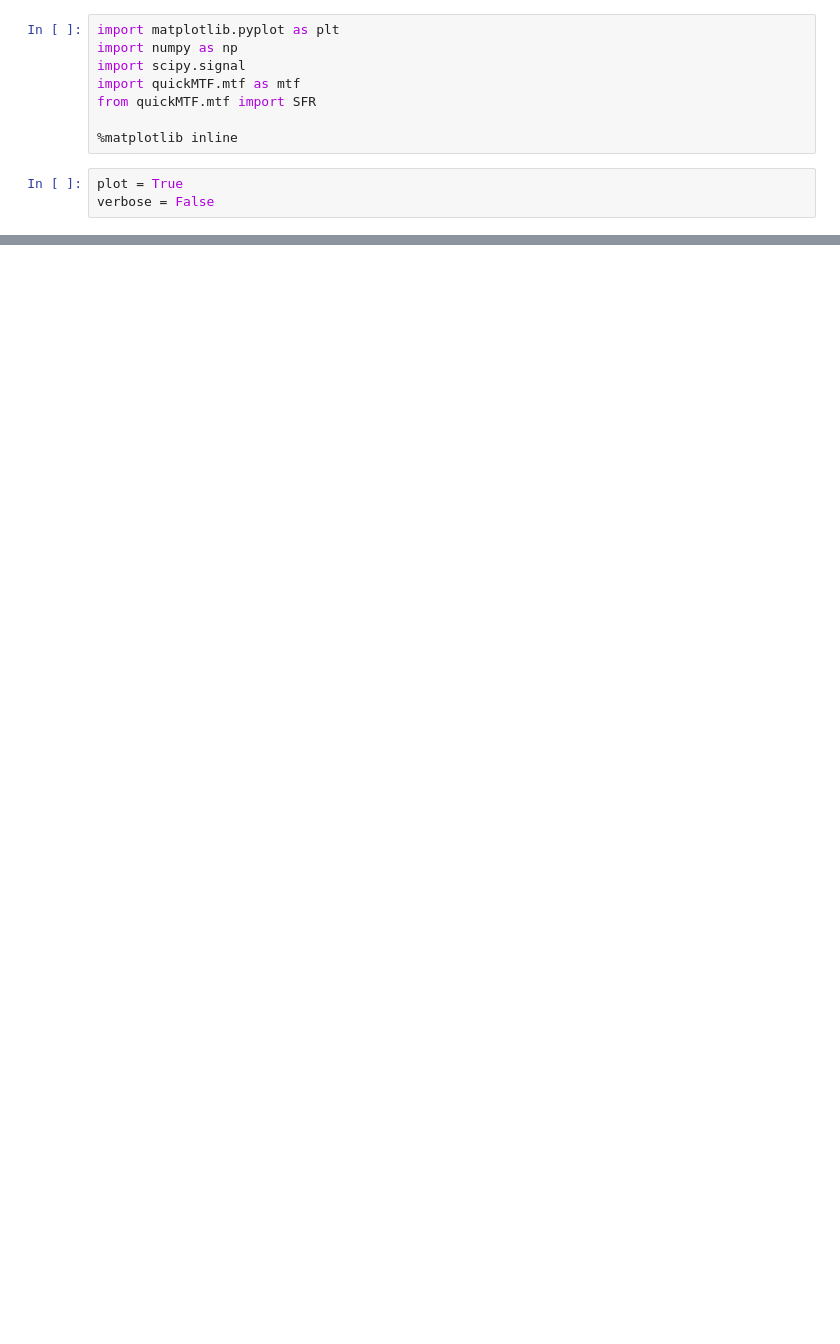
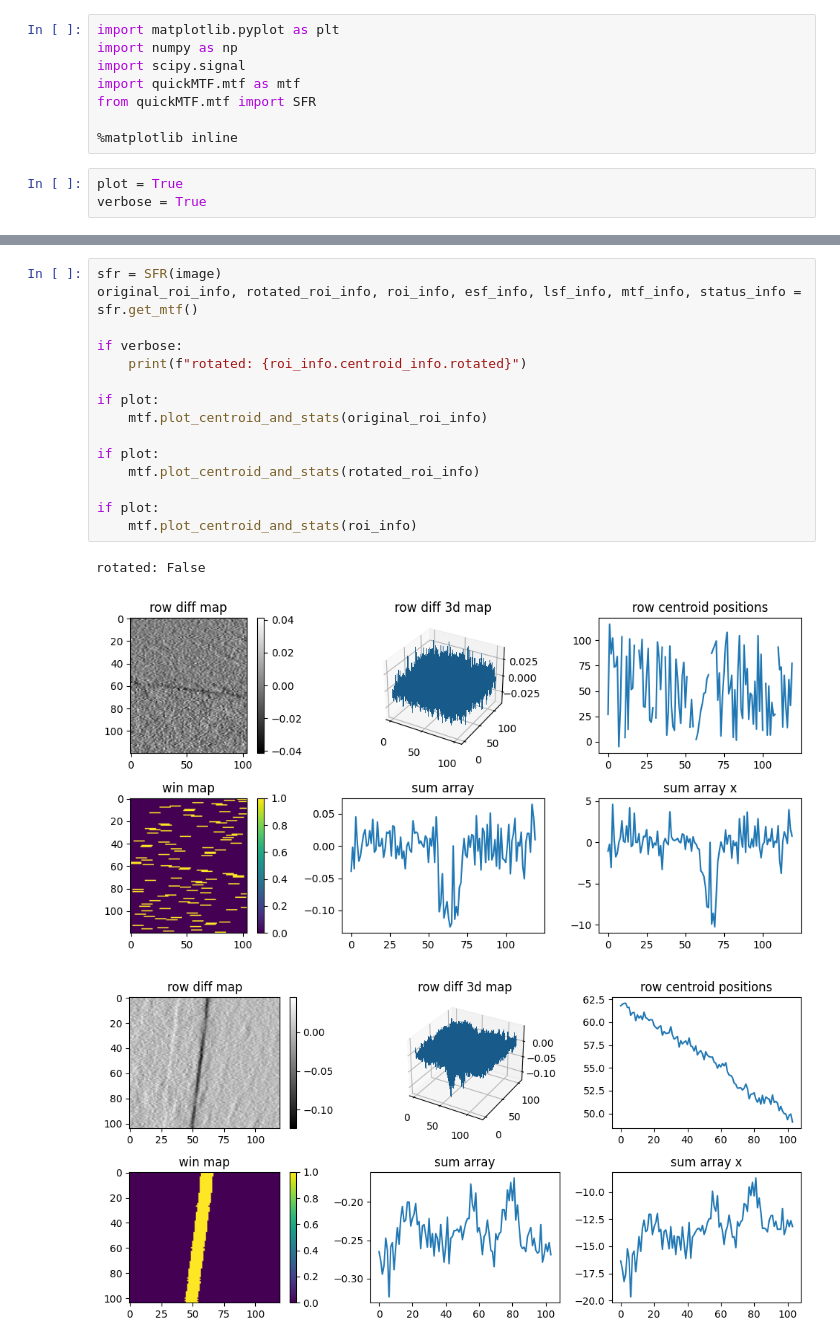
Before and after one commit to lucaswewa/mtf, a Jupyter notebook: quick_mtf.ipynb, the cells around one changed output, grey strips where cells are left out. Drawn from its saved outputs; the diff is of its cells as text; blank space fills up the shorter version.

```diff
--- a/quick_mtf.ipynb
+++ b/quick_mtf.ipynb
@@ -8,7 +8,7 @@ from quickMTF.mtf import SFR
 %matplotlib inline
 # %%
 plot = True
-verbose = False
+verbose = True
 # %%
 # load ROI image
 image = np.load(r"..\quickMTF\sample_hori_edge.npy")
@@ -24,0 +25,19 @@ if plot:
+# %%
+sfr = SFR(image)
+original_roi_info, rotated_roi_info, roi_info, esf_info, lsf_info, mtf_info, status_info = sfr.get_mtf()
+
+if verbose:
+    print(f"rotated: {roi_info.centroid_info.rotated}")
+
+if plot:
+    mtf.plot_centroid_and_stats(original_roi_info)
+
+if plot:
+    mtf.plot_centroid_and_stats(rotated_roi_info)
+
+if plot:
+    mtf.plot_centroid_and_stats(roi_info)
+# %% [output]
+rotated: False
+[figure, added]
+[figure, added]
```
Also changed, not shown: parts of 8 cells of this notebook, 2 other files.
